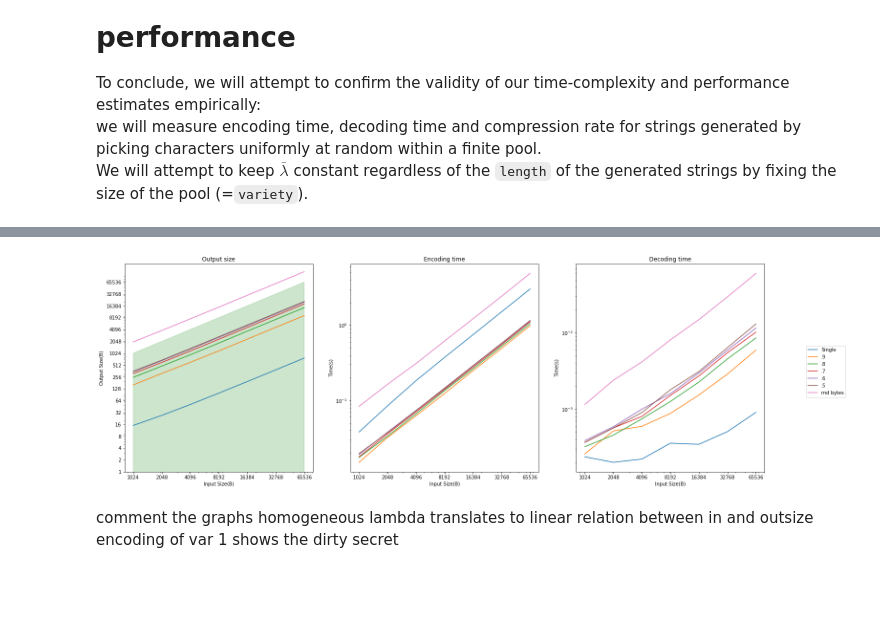
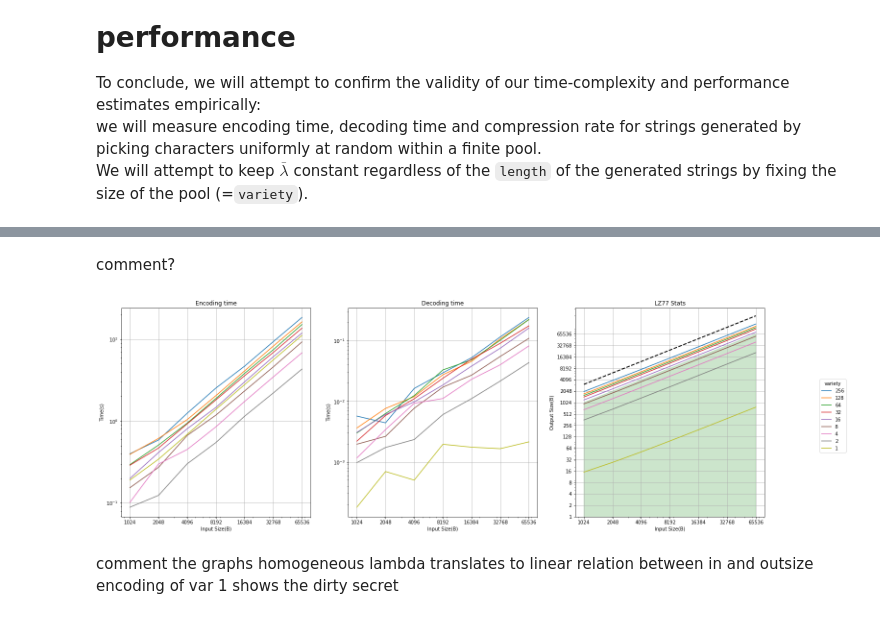
Before and after one commit to drpOpZ/a4md_exam, a Jupyter notebook: LZ77 - Final Project.ipynb, the cells around one changed output, grey strips where cells are left out. Saved outputs shown, nothing was run; the diff lists cells and outputs as text; code cells hidden in the pictures; blank space fills up the shorter version.

Commit message:
Plots and colab link (hopefully)

```diff
--- a/LZ77 - Final Project.ipynb
+++ b/LZ77 - Final Project.ipynb
@@ -579,47 +543,48 @@ for iii in range(7):
+# %% [markdown]
+comment?
 # %%
 # Plot timing results
 import matplotlib
 import matplotlib.pyplot as plt
 
-X = [size for size,data in scores]
-
 legend_handles = []
-legend_labels = ["Single", ".9", ".8",".7",".6",".5","rnd bytes"]
 
 fig,axes = plt.subplots(ncols=3,figsize=(24,8))
 # log-log size vs enc
-for title, data_index in [["Output size",0],["Encoding time",1],["Decoding time",2]]:
+for title, data_index in [["Encoding time",0],["Decoding time",1],["Output size",2]]:
 
   axes[data_index].set_title(title)
   axes[data_index].set_yscale('log')
   axes[data_index].set_xscale('log')
+  axes[data_index].grid()
 
-  for variability in range(7):
-    Y = [data[variability][data_index] for size,data in scores]
-    h = axes[data_index].plot(X,Y)
-
-  if len(legend_handles)<7:
-    legend_handles.append(h)
+  for vidx in reversed(range(scores.shape[0])):
+    h = axes[data_index].plot(str_lengths,scores[vidx,:,data_index])
+    if data_index==0:
+      legend_handles.append(h)
 
   # in_size reference for out_size plot
-  if data_index == 0:
-    axes[data_index].fill_between(X,[0 for x in X],X,color='green',alpha=.2)
-    # axes[data_index].plot(X,X,ls="--",color='black',lw=.5)
+  if data_index == 2:
+    axes[data_index].fill_between(str_lengths,[0 for x in str_lengths],str_lengths,color='green',alpha=.2)
+
+    axes[data_index].plot(str_lengths,[3*l for l in str_lengths],ls="--",color='black',lw=2)
+
     axes[data_index].set_ylabel("Output Size(B)")
-    axes[data_index].set_yticks([2**(ex) for ex in range(17)])
+    axes[data_index].set_yticks([2**e for e in range(17)])
     axes[data_index].get_yaxis().set_major_formatter(matplotlib.ticker.ScalarFormatter())
 
   else:
     axes[data_index].set_ylabel("Time(s)")
 
   axes[data_index].set_xlabel("Input Size(B)")
-  axes[data_index].set_xticks(X)
+  axes[data_index].set_xticks(str_lengths)
   axes[data_index].get_xaxis().set_major_formatter(matplotlib.ticker.ScalarFormatter())
 
-fig.legend(legend_handles,labels = legend_labels, loc="right")
+fig.legend(legend_handles,labels = list(reversed(str_varieties)),title='variety', loc="right")
+plt.title("LZ77 Stats")
 plt.show()
 # %% [output]
-[figure, old version]
+[figure, new version]
 # %% [markdown]
 comment the graphs
 homogeneous lambda translates to linear relation between in and outsize
```
Also changed, not shown: parts of 6 cells of this notebook.
